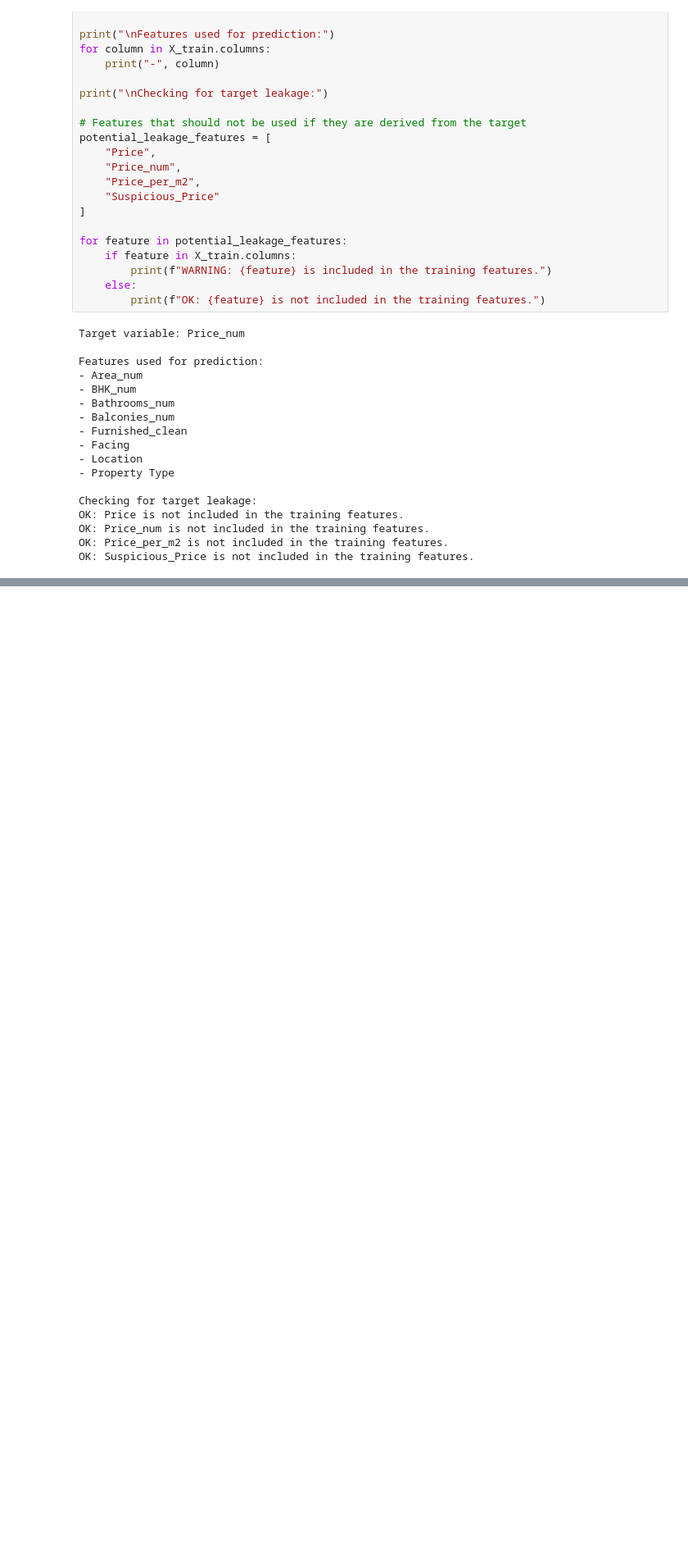
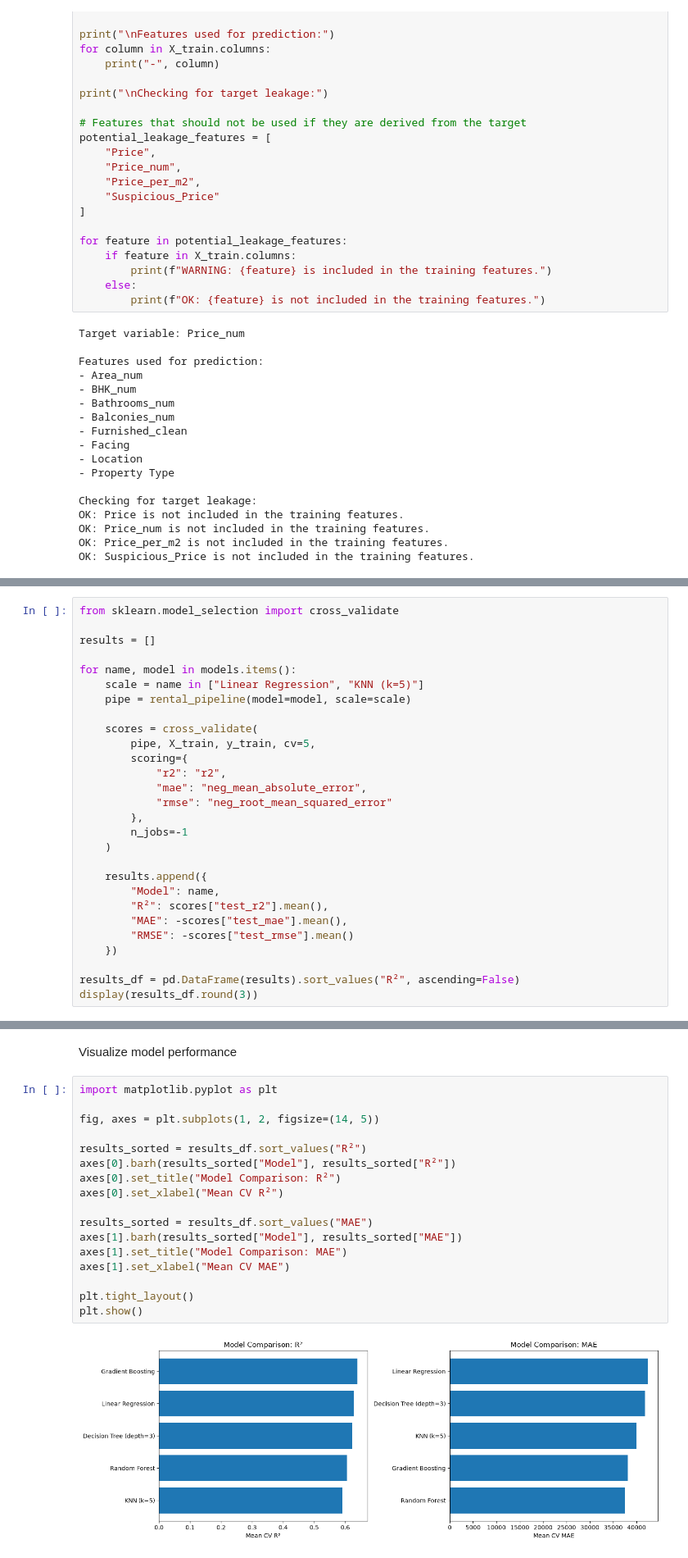
Before and after one commit to iaac-maai/group-3-day2-assignment, a Jupyter notebook: notebooks/supervised_learning.ipynb, the cells around one changed output, grey strips where cells are left out. Shown at 82% size. Saved outputs shown, nothing was run; the diff lists cells and outputs as text; blank space fills up the shorter version.

```diff
--- a/notebooks/supervised_learning.ipynb
+++ b/notebooks/supervised_learning.ipynb
@@ -844,0 +1730,28 @@ OK: Suspicious_Price is not included in the training features.
+# %%
+from sklearn.model_selection import cross_validate
+
+results = []
+
+for name, model in models.items():
+    scale = name in ["Linear Regression", "KNN (k=5)"]
+    pipe = rental_pipeline(model=model, scale=scale)
+
+    scores = cross_validate(
+        pipe, X_train, y_train, cv=5,
+        scoring={
+            "r2": "r2",
+            "mae": "neg_mean_absolute_error",
+            "rmse": "neg_root_mean_squared_error"
+        },
+        n_jobs=-1
+    )
+
+    results.append({
+        "Model": name,
+        "R²": scores["test_r2"].mean(),
+        "MAE": -scores["test_mae"].mean(),
+        "RMSE": -scores["test_rmse"].mean()
+    })
+
+results_df = pd.DataFrame(results).sort_values("R²", ascending=False)
+display(results_df.round(3))
@@ -844,0 +1775,21 @@ OK: Suspicious_Price is not included in the training features.
+# %% [markdown]
+Visualize model performance
+# %%
+import matplotlib.pyplot as plt
+
+fig, axes = plt.subplots(1, 2, figsize=(14, 5))
+
+results_sorted = results_df.sort_values("R²")
+axes[0].barh(results_sorted["Model"], results_sorted["R²"])
+axes[0].set_title("Model Comparison: R²")
+axes[0].set_xlabel("Mean CV R²")
+
+results_sorted = results_df.sort_values("MAE")
+axes[1].barh(results_sorted["Model"], results_sorted["MAE"])
+axes[1].set_title("Model Comparison: MAE")
+axes[1].set_xlabel("Mean CV MAE")
+
+plt.tight_layout()
+plt.show()
+# %% [output]
+[figure, added]
```
Also changed, not shown: parts of 112 cells of this notebook.
